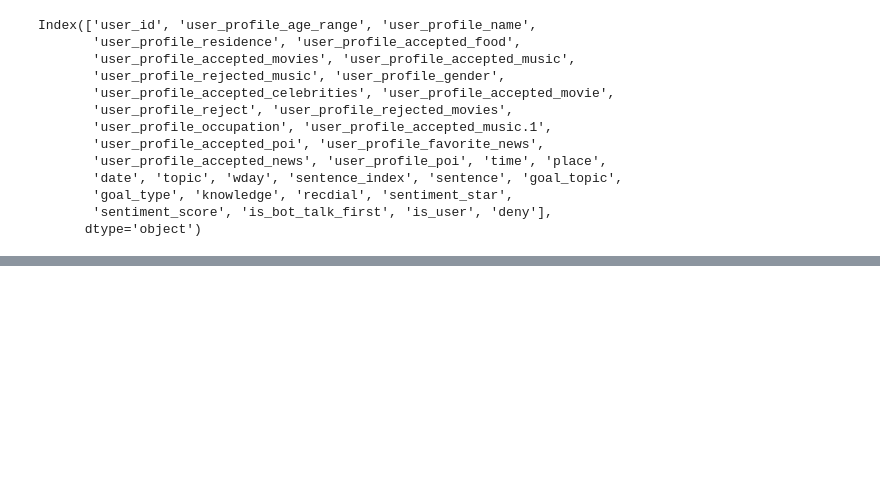
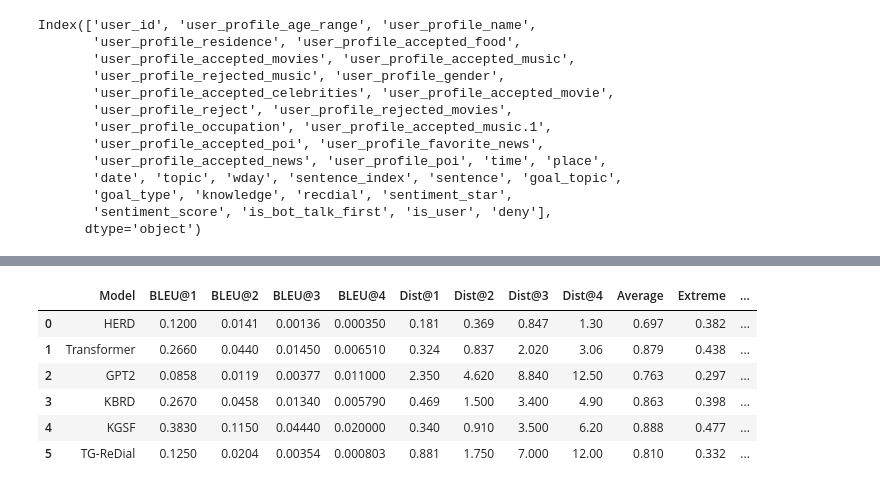
Before and after one commit to boostcampaitech5/level3_recsys_finalproject-recsys-07, a Jupyter notebook: graph/graph.ipynb, the cells around one changed output, grey strips where cells are left out. Cells and saved outputs as stored; diff of their text form; code cells hidden in the pictures; blank space fills up the shorter version.

```diff
--- a/graph/graph.ipynb
+++ b/graph/graph.ipynb
@@ -358,0 +385,26 @@ train_sentence_small.to_csv(PATH + 'train_sentence_small.csv', index=False)
+# %%
+conv_data = {'Model': ['HERD', 'Transformer', 'GPT2', 'KBRD', 'KGSF', 'TG-ReDial'],
+        'BLEU@1': [0.120, 0.266, 0.0858, 0.267, 0.383, 0.125],
+        'BLEU@2': [0.0141, 0.0440, 0.0119, 0.0458, 0.115, 0.0204],
+        'BLEU@3': [0.00136, 0.0145, 0.00377, 0.0134, 0.0444, 0.00354],
+        'BLEU@4': [0.000350, 0.00651, 0.0110, 0.00579, 0.0200, 0.000803],
+        'Dist@1': [0.181, 0.324, 2.35, 0.469, 0.340, 0.881],
+        'Dist@2': [0.369, 0.837, 4.62, 1.50, 0.910, 1.75],
+        'Dist@3': [0.847, 2.02, 8.84, 3.40, 3.50, 7.00],
+        'Dist@4': [1.30, 3.06, 12.5, 4.90, 6.20, 12.0],
+        'Average': [0.697, 0.879, 0.763, 0.863, 0.888, 0.810],
+        'Extreme': [0.382, 0.438, 0.297, 0.398, 0.477, 0.332],
+        'Greedy': [0.639, 0.680, 0.583, 0.710, 0.767, 0.598],
+        'PPL': [472, 30.9, 9.26, 52.5, 50.1, 7.41]}
+
+conv_df = pd.DataFrame(conv_data)
+conv_df['Conversation'] = 1
+conv_df
+# %% [output]
+|  | Model | BLEU@1 | BLEU@2 | BLEU@3 | BLEU@4 | Dist@1 | Dist@2 | Dist@3 | Dist@4 | Average | Extreme | ... |
+| 0 | HERD | 0.1200 | 0.0141 | 0.00136 | 0.000350 | 0.181 | 0.369 | 0.847 | 1.30 | 0.697 | 0.382 | ... |
+| 1 | Transformer | 0.2660 | 0.0440 | 0.01450 | 0.006510 | 0.324 | 0.837 | 2.020 | 3.06 | 0.879 | 0.438 | ... |
+| 2 | GPT2 | 0.0858 | 0.0119 | 0.00377 | 0.011000 | 2.350 | 4.620 | 8.840 | 12.50 | 0.763 | 0.297 | ... |
+| 3 | KBRD | 0.2670 | 0.0458 | 0.01340 | 0.005790 | 0.469 | 1.500 | 3.400 | 4.90 | 0.863 | 0.398 | ... |
+| 4 | KGSF | 0.3830 | 0.1150 | 0.04440 | 0.020000 | 0.340 | 0.910 | 3.500 | 6.20 | 0.888 | 0.477 | ... |
+| 5 | TG-ReDial | 0.1250 | 0.0204 | 0.00354 | 0.000803 | 0.881 | 1.750 | 7.000 | 12.00 | 0.810 | 0.332 | ... |
```
Also changed, not shown: parts of 9 cells of this notebook, 1 other file.
